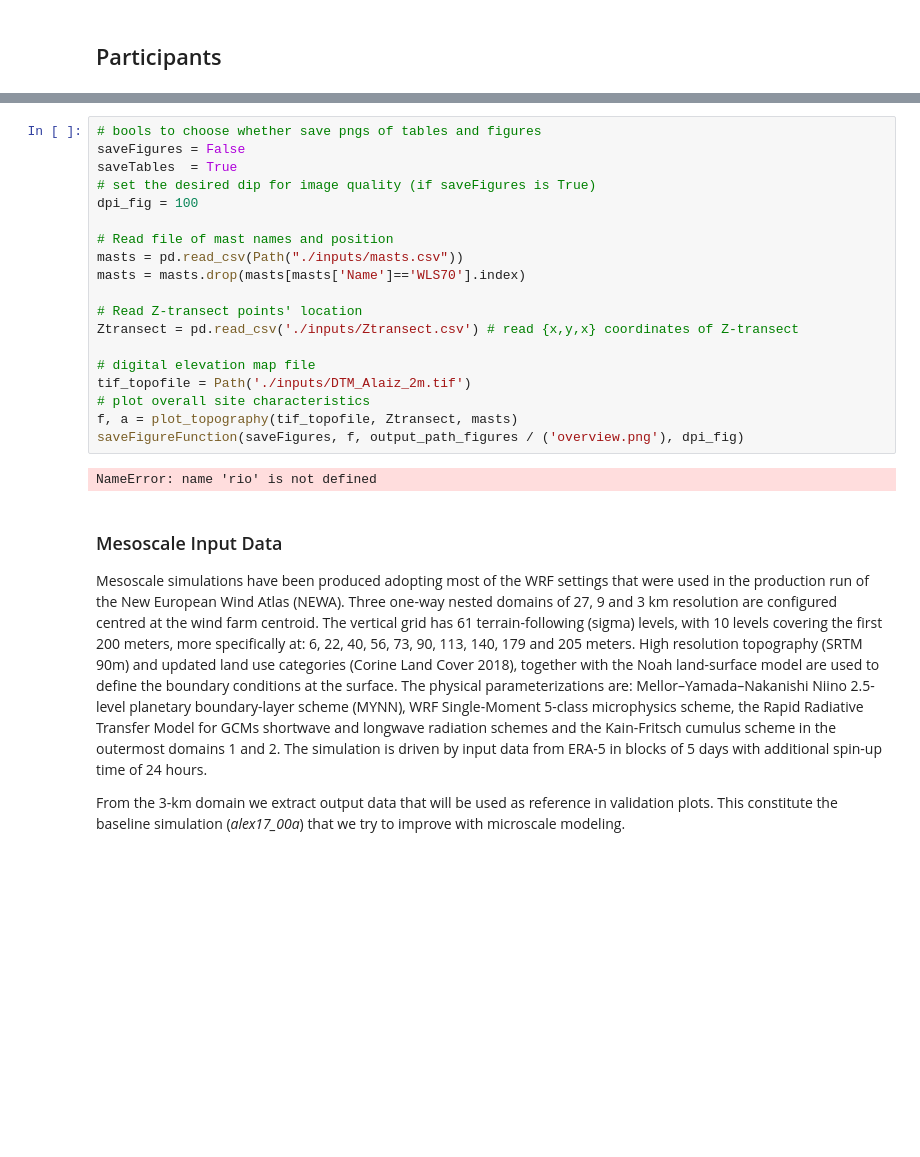
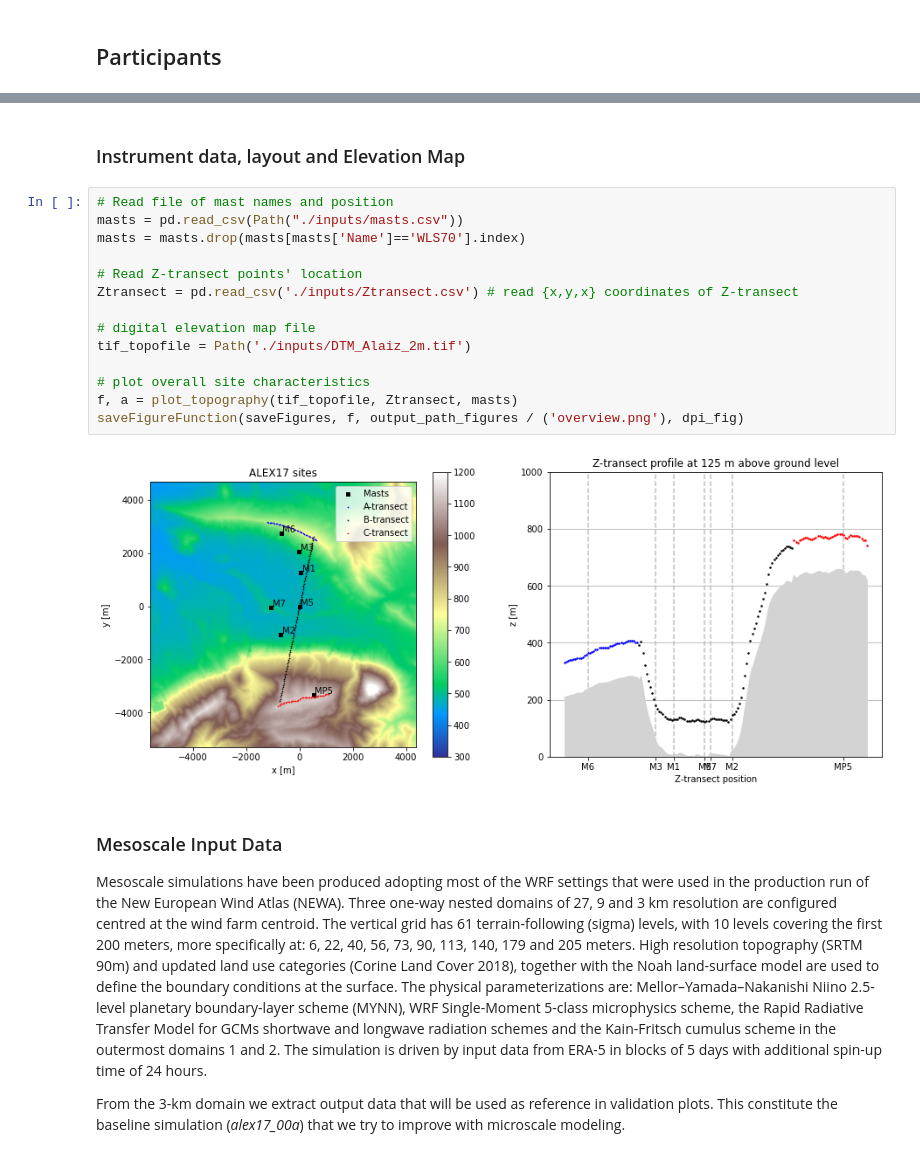
Before and after one commit to jsrodrigo/alex17, a Jupyter notebook: ALEX17_DiurnalCycles_Benchmark.ipynb, the cells around one changed output, grey strips where cells are left out. Saved outputs shown, nothing was run; the diff lists cells and outputs as text; blank space fills up the shorter version.

```diff
--- a/ALEX17_DiurnalCycles_Benchmark.ipynb
+++ b/ALEX17_DiurnalCycles_Benchmark.ipynb
@@ -55,24 +70,21 @@ ensure_dir(observations_path) if saveTables else ''
+# %% [markdown]
+### Instrument data, layout and Elevation Map
 # %%
-# bools to choose whether save pngs of tables and figures
-saveFigures = False
-saveTables  = True
-# set the desired dip for image quality (if saveFigures is True)
-dpi_fig = 100
-
 # Read file of mast names and position
 masts = pd.read_csv(Path("./inputs/masts.csv"))
 masts = masts.drop(masts[masts['Name']=='WLS70'].index)
 
 # Read Z-transect points' location
 Ztransect = pd.read_csv('./inputs/Ztransect.csv') # read {x,y,x} coordinates of Z-transect
 
 # digital elevation map file
 tif_topofile = Path('./inputs/DTM_Alaiz_2m.tif')
+
 # plot overall site characteristics
 f, a = plot_topography(tif_topofile, Ztransect, masts)
 saveFigureFunction(saveFigures, f, output_path_figures / ('overview.png'), dpi_fig)
 # %% [output]
-NameError: name 'rio' is not defined
+[figure, added]
 # %% [markdown]
 ### Mesoscale Input Data
 Mesoscale simulations have been produced adopting most of the WRF settings that were used in the production run of the New European Wind Atlas (NEWA). Three one-way nested domains of 27, 9 and 3 km resolution are configured centred at the wind farm centroid. The vertical grid has 61 terrain-following (sigma) levels, with 10 levels covering the first 200 meters, more specifically at: 6, 22, 40, 56, 73, 90, 113, 140, 179 and 205 meters. High resolution topography (SRTM 90m) and updated land use categories (Corine Land Cover 2018), together with the Noah land-surface model are used to define the boundary conditions at the surface. The physical parameterizations are: Mellor–Yamada–Nakanishi Niino 2.5-level planetary boundary-layer scheme (MYNN), WRF Single-Moment 5-class microphysics scheme, the Rapid Radiative Transfer Model for GCMs shortwave and longwave radiation schemes and the Kain-Fritsch cumulus scheme in the outermost domains 1 and 2. The simulation is driven by input data from ERA-5 in blocks of 5 days with additional spin-up time of 24 hours.
```
Also changed, not shown: parts of 18 cells of this notebook, 8 other files.
